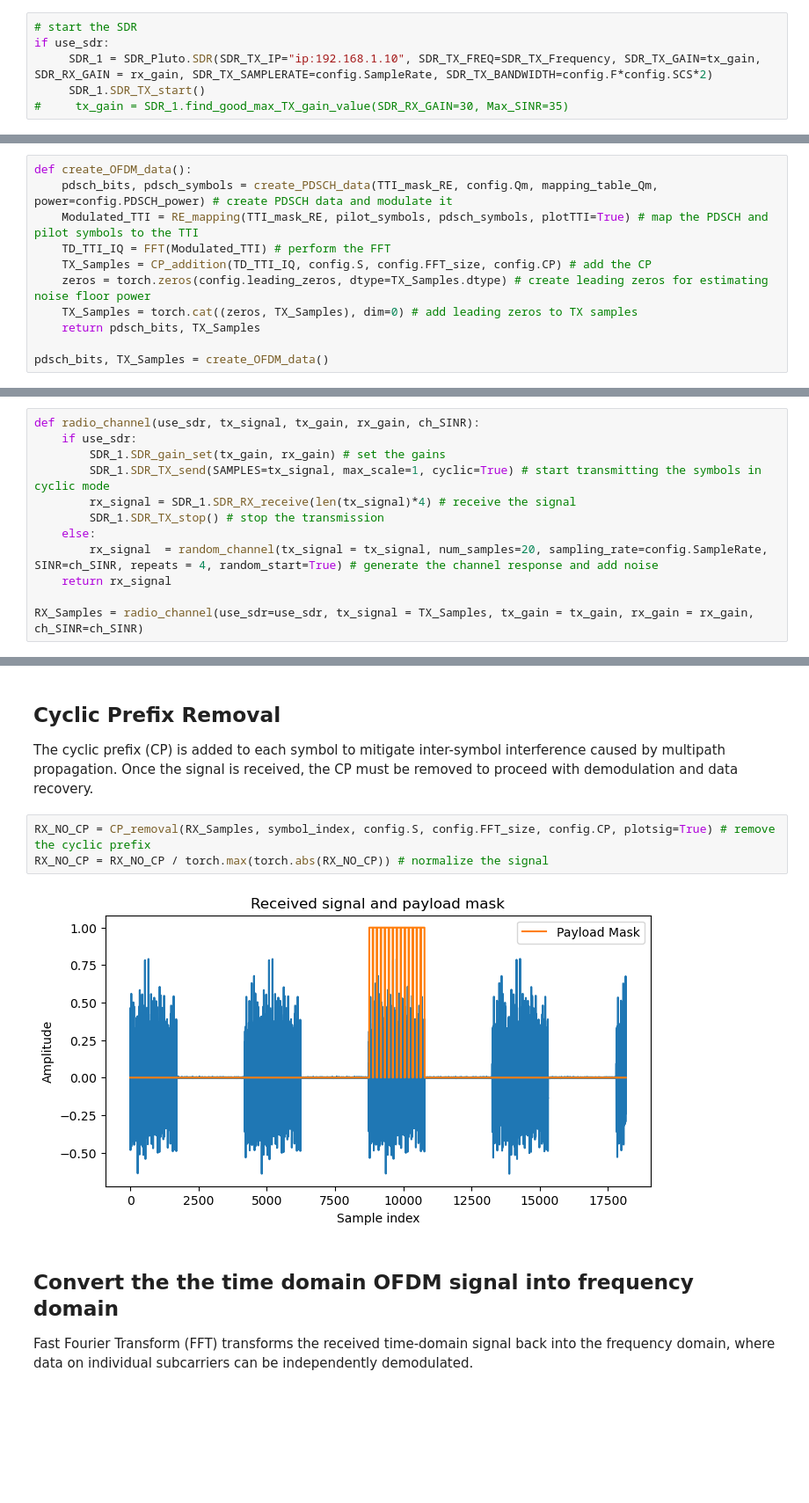
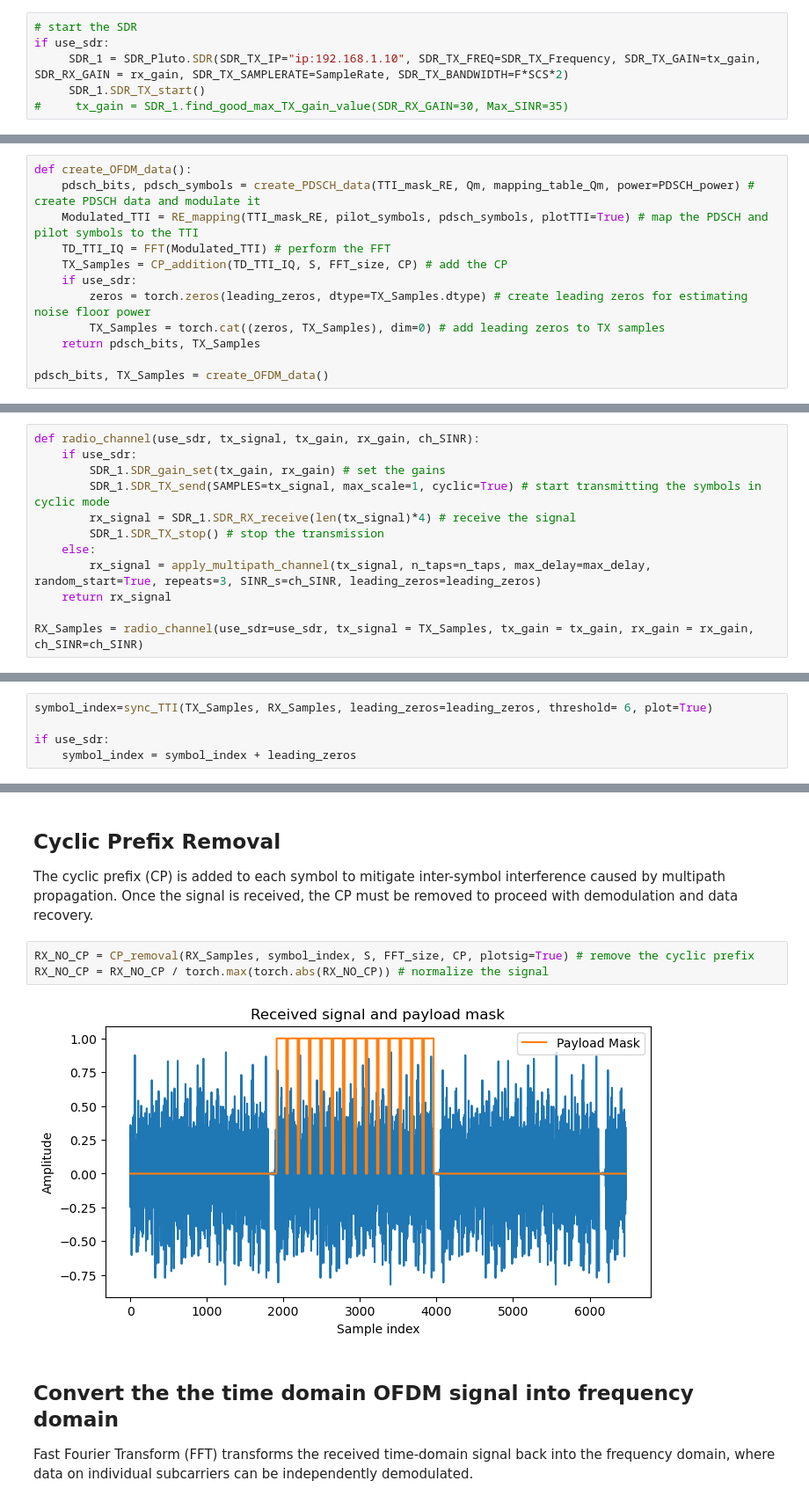
Before and after one commit to rikluost/ofdm-plutosdr-pytorch, a Jupyter notebook: 10-ofdm-example-func.ipynb, the cells around one changed output, grey strips where cells are left out. Shown at 88% size. Saved outputs shown, nothing was run; the diff lists cells and outputs as text; blank space fills up the shorter version.

Commit message:
threshold based sync

```diff
--- a/10-ofdm-example-func.ipynb
+++ b/10-ofdm-example-func.ipynb
@@ -98,7 +98,7 @@ pilot_symbols = pilot_set(TTI_mask_RE, config.Pilot_Power)
 # %%
 # start the SDR
 if use_sdr:
-     SDR_1 = SDR_Pluto.SDR(SDR_TX_IP="ip:192.168.1.10", SDR_TX_FREQ=SDR_TX_Frequency, SDR_TX_GAIN=tx_gain, SDR_RX_GAIN = rx_gain, SDR_TX_SAMPLERATE=config.SampleRate, SDR_TX_BANDWIDTH=config.F*config.SCS*2)
+     SDR_1 = SDR_Pluto.SDR(SDR_TX_IP="ip:192.168.1.10", SDR_TX_FREQ=SDR_TX_Frequency, SDR_TX_GAIN=tx_gain, SDR_RX_GAIN = rx_gain, SDR_TX_SAMPLERATE=SampleRate, SDR_TX_BANDWIDTH=F*SCS*2)
      SDR_1.SDR_TX_start()
 #     tx_gain = SDR_1.find_good_max_TX_gain_value(SDR_RX_GAIN=30, Max_SINR=35)
 # %% [markdown]
@@ -107,12 +107,13 @@ if use_sdr:
 Here a single data stream is created, modulated, FFT is applied, and cyclic prefix is added.
 # %%
 def create_OFDM_data():
-    pdsch_bits, pdsch_symbols = create_PDSCH_data(TTI_mask_RE, config.Qm, mapping_table_Qm, power=config.PDSCH_power) # create PDSCH data and modulate it
+    pdsch_bits, pdsch_symbols = create_PDSCH_data(TTI_mask_RE, Qm, mapping_table_Qm, power=PDSCH_power) # create PDSCH data and modulate it
     Modulated_TTI = RE_mapping(TTI_mask_RE, pilot_symbols, pdsch_symbols, plotTTI=True) # map the PDSCH and pilot symbols to the TTI
     TD_TTI_IQ = FFT(Modulated_TTI) # perform the FFT
-    TX_Samples = CP_addition(TD_TTI_IQ, config.S, config.FFT_size, config.CP) # add the CP
-    zeros = torch.zeros(config.leading_zeros, dtype=TX_Samples.dtype) # create leading zeros for estimating noise floor power
-    TX_Samples = torch.cat((zeros, TX_Samples), dim=0) # add leading zeros to TX samples
+    TX_Samples = CP_addition(TD_TTI_IQ, S, FFT_size, CP) # add the CP
+    if use_sdr:
+        zeros = torch.zeros(leading_zeros, dtype=TX_Samples.dtype) # create leading zeros for estimating noise floor power
+        TX_Samples = torch.cat((zeros, TX_Samples), dim=0) # add leading zeros to TX samples
     return pdsch_bits, TX_Samples
 
 pdsch_bits, TX_Samples = create_OFDM_data()
@@ -128,7 +129,7 @@ def radio_channel(use_sdr, tx_signal, tx_gain, rx_gain, ch_SINR):
         rx_signal = SDR_1.SDR_RX_receive(len(tx_signal)*4) # receive the signal
         SDR_1.SDR_TX_stop() # stop the transmission
     else:
-        rx_signal  = random_channel(tx_signal = tx_signal, num_samples=20, sampling_rate=config.SampleRate, SINR=ch_SINR, repeats = 4, random_start=True) # generate the channel response and add noise
+        rx_signal = apply_multipath_channel(tx_signal, n_taps=n_taps, max_delay=max_delay, random_start=True, repeats=3, SINR_s=ch_SINR, leading_zeros=leading_zeros)
     return rx_signal
 
 RX_Samples = radio_channel(use_sdr=use_sdr, tx_signal = TX_Samples, tx_gain = tx_gain, rx_gain = rx_gain, ch_SINR=ch_SINR)
@@ -150,0 +150,5 @@ symbol_index=sync_TTI(TX_Samples, RX_Samples, config.leading_zeros) # find the s
+# %%
+symbol_index=sync_TTI(TX_Samples, RX_Samples, leading_zeros=leading_zeros, threshold= 6, plot=True)
+
+if use_sdr:
+    symbol_index = symbol_index + leading_zeros
@@ -161,10 +167,10 @@ SINR_m, noise_power, signal_power = SINR(RX_Samples, 400, symbol_index) # calcul
 
 The cyclic prefix (CP) is added to each symbol to mitigate inter-symbol interference caused by multipath propagation. Once the signal is received, the CP must be removed to proceed with demodulation and data recovery.
 # %%
-RX_NO_CP = CP_removal(RX_Samples, symbol_index, config.S, config.FFT_size, config.CP, plotsig=True) # remove the cyclic prefix
+RX_NO_CP = CP_removal(RX_Samples, symbol_index, S, FFT_size, CP, plotsig=True) # remove the cyclic prefix
 RX_NO_CP = RX_NO_CP / torch.max(torch.abs(RX_NO_CP)) # normalize the signal
 # %% [output]
-[figure, old version]
+[figure, new version]
 # %% [markdown]
 ## Convert the the time domain OFDM signal into frequency domain
 
```
Also changed, not shown: parts of 20 cells of this notebook, 12 other files.
